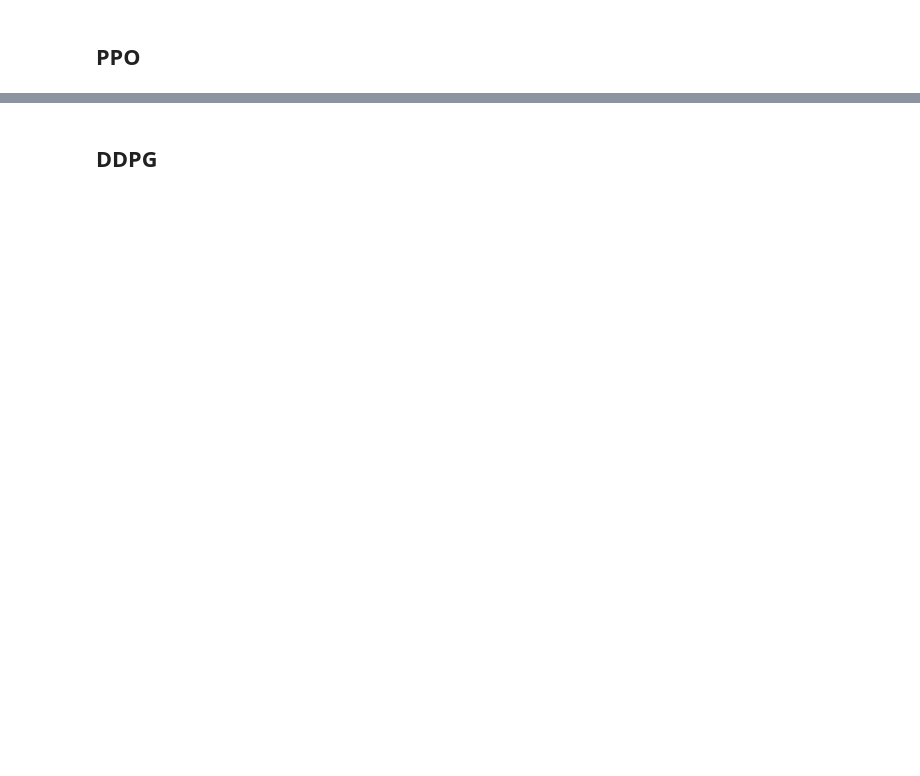
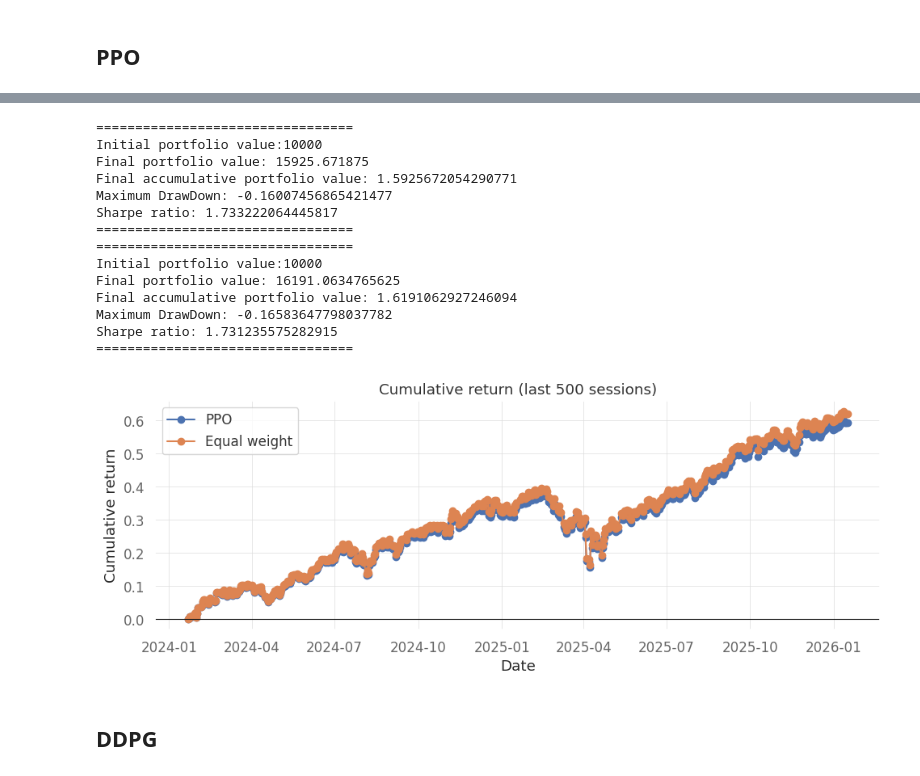
Before and after one commit to sanyam-dev/precog_test, a Jupyter notebook: task3.ipynb, the cells around one changed output, grey strips where cells are left out. Drawn from its saved outputs; the diff is of its cells as text; code cells hidden in the pictures; blank space fills up the shorter version.

```diff
--- a/task3.ipynb
+++ b/task3.ipynb
@@ -466,7 +447,7 @@ plt.show()
 # %%
 sessions = pd.Index(pd.to_datetime(features["date"]).unique()).sort_values()
 recent = features[pd.to_datetime(features["date"]).isin(sessions[-500:])]
-
+recent = pd.DataFrame(recent).reset_index()
 ppo_recent_env = PortfolioOptimizationEnv(
     df=recent,
     initial_amount=10000,
@@ -491,33 +472,49 @@ while True:
     values = list(ppo_recent_env._asset_memory["final"])
     dates = list(ppo_recent_env._date_memory)
 values = np.asarray(values, dtype=float)
 dates = pd.to_datetime(dates)
 cumulative = values / values[0] - 1
 
 ew_recent_env = PortfolioOptimizationEnv(
     df=recent,
     initial_amount=10000,
     order_df=True,
     comission_fee_pct=0.001,
     comission_fee_model="trf",
     features=FEATURE_LIST,
     return_last_action=True,
     normalize_df=None,  # type: ignore[arg-type]
 )
 _ = equal_weight_portfolio(ew_recent_env)
 ew_values = np.asarray(ew_recent_env._asset_memory["final"], dtype=float)
 ew_dates = pd.to_datetime(ew_recent_env._date_memory)
 ew_cumulative = ew_values / ew_values[0] - 1
 plt.figure(figsize=(10, 4))
 plt.plot(dates, cumulative, marker="o", label="PPO")
 plt.plot(ew_dates, ew_cumulative, marker="o", label="Equal weight")
 plt.axhline(0, color="k", lw=0.8)
 plt.title("Cumulative return (last 500 sessions)")
 plt.xlabel("Date")
 plt.ylabel("Cumulative return")
 plt.legend()
 plt.tight_layout()
 plt.show()
+# %% [output]
+=================================
+Initial portfolio value:10000
+Final portfolio value: 15925.671875
+Final accumulative portfolio value: 1.5925672054290771
+Maximum DrawDown: -0.16007456865421477
+Sharpe ratio: 1.733222064445817
+=================================
+=================================
+Initial portfolio value:10000
+Final portfolio value: 16191.0634765625
+Final accumulative portfolio value: 1.6191062927246094
+Maximum DrawDown: -0.16583647798037782
+Sharpe ratio: 1.731235575282915
+=================================
+[figure, added]
 # %% [markdown]
 ## DDPG
 # %%
```
Also changed, not shown: parts of 15 cells of this notebook, 18 other files.
